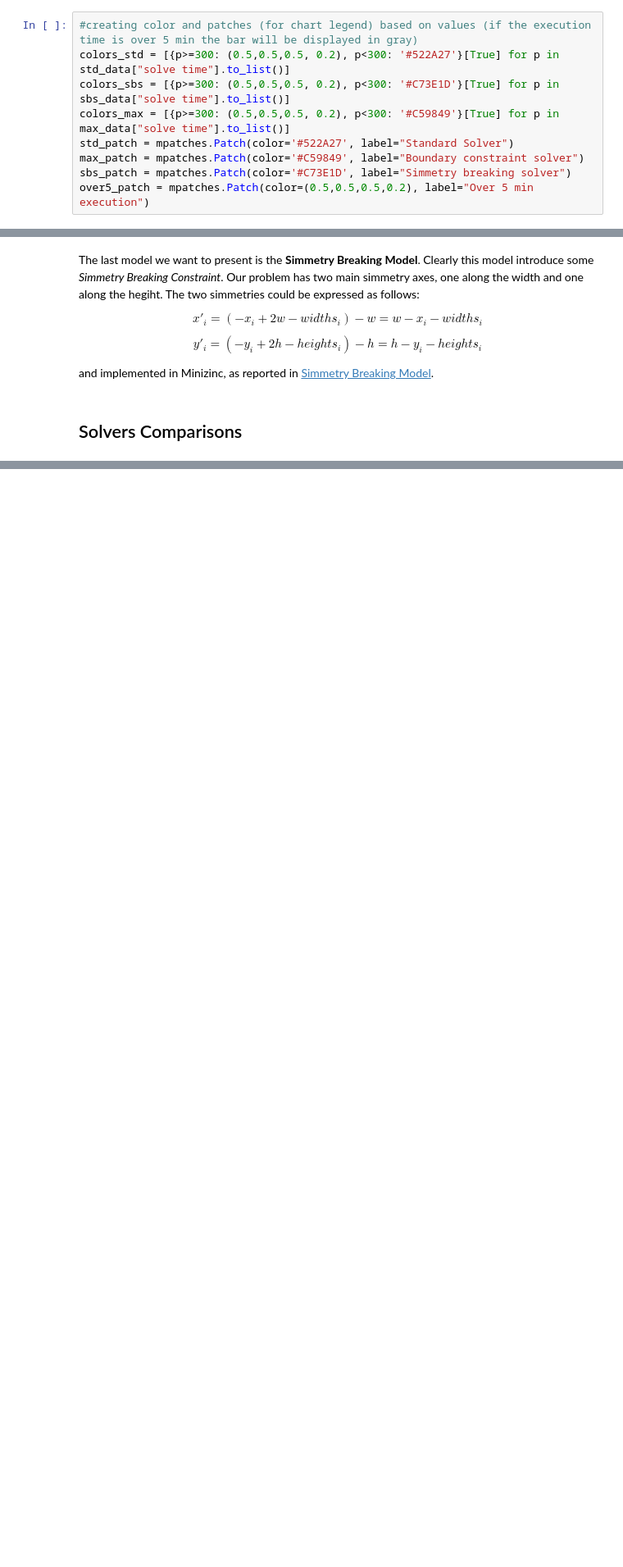
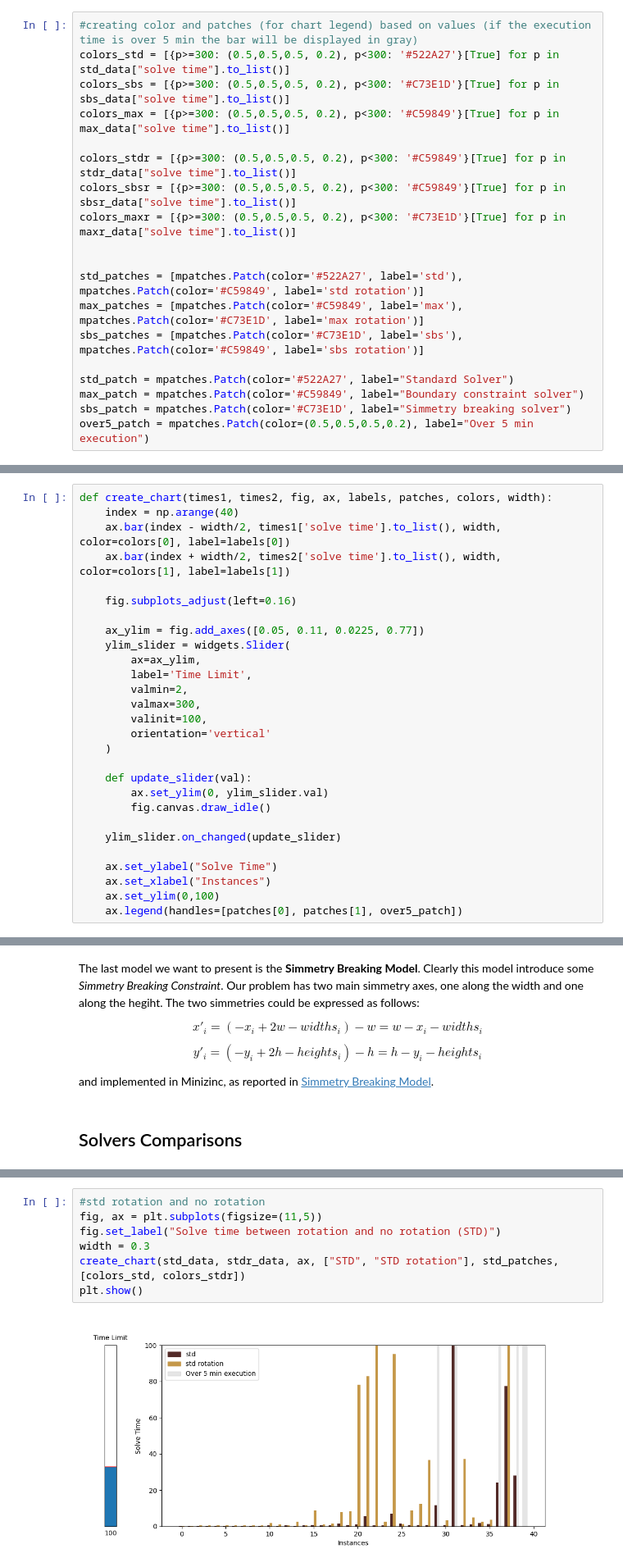
Before and after one commit to rrMat/VLSI-Multi-Paradigm-Solver, a Jupyter notebook: report.ipynb, the cells around one changed output, grey strips where cells are left out. Shown at 82% size. Drawn from its saved outputs; the diff is of its cells as text; blank space fills up the shorter version.

```diff
--- a/report.ipynb
+++ b/report.ipynb
@@ -39,6 +58,16 @@ sbs_data = pd.read_csv(sbs_path)
 colors_std = [{p>=300: (0.5,0.5,0.5, 0.2), p<300: '#522A27'}[True] for p in std_data["solve time"].to_list()]
 colors_sbs = [{p>=300: (0.5,0.5,0.5, 0.2), p<300: '#C73E1D'}[True] for p in sbs_data["solve time"].to_list()]
 colors_max = [{p>=300: (0.5,0.5,0.5, 0.2), p<300: '#C59849'}[True] for p in max_data["solve time"].to_list()]
+
+colors_stdr = [{p>=300: (0.5,0.5,0.5, 0.2), p<300: '#C59849'}[True] for p in stdr_data["solve time"].to_list()]
+colors_sbsr = [{p>=300: (0.5,0.5,0.5, 0.2), p<300: '#C59849'}[True] for p in sbsr_data["solve time"].to_list()]
+colors_maxr = [{p>=300: (0.5,0.5,0.5, 0.2), p<300: '#C73E1D'}[True] for p in maxr_data["solve time"].to_list()]
+
+
+std_patches = [mpatches.Patch(color='#522A27', label='std'), mpatches.Patch(color='#C59849', label='std rotation')]
+max_patches = [mpatches.Patch(color='#C59849', label='max'), mpatches.Patch(color='#C73E1D', label='max rotation')]
+sbs_patches = [mpatches.Patch(color='#C73E1D', label='sbs'), mpatches.Patch(color='#C59849', label='sbs rotation')]
+
 std_patch = mpatches.Patch(color='#522A27', label="Standard Solver")
 max_patch = mpatches.Patch(color='#C59849', label="Boundary constraint solver")
 sbs_patch = mpatches.Patch(color='#C73E1D', label="Simmetry breaking solver")
@@ -46,3 +127,31 @@ over5_patch = mpatches.Patch(color=(0.5,0.5,0.5,0.2), label="Over 5 min executio
+# %%
+def create_chart(times1, times2, fig, ax, labels, patches, colors, width):
+    index = np.arange(40)
+    ax.bar(index - width/2, times1['solve time'].to_list(), width, color=colors[0], label=labels[0])
+    ax.bar(index + width/2, times2['solve time'].to_list(), width, color=colors[1], label=labels[1])
+
+    fig.subplots_adjust(left=0.16)
+
+    ax_ylim = fig.add_axes([0.05, 0.11, 0.0225, 0.77])
+    ylim_slider = widgets.Slider(
+        ax=ax_ylim,
+        label='Time Limit',
+        valmin=2,
+        valmax=300,
+        valinit=100,
+        orientation='vertical'
+    )
+
+    def update_slider(val):
+        ax.set_ylim(0, ylim_slider.val)
+        fig.canvas.draw_idle()
+
+    ylim_slider.on_changed(update_slider)
+
+    ax.set_ylabel("Solve Time")
+    ax.set_xlabel("Instances")
+    ax.set_ylim(0,100)
+    ax.legend(handles=[patches[0], patches[1], over5_patch])
 # %%
 #calculating total and mean execution time for each solver
 total_std_time = sum(std_data['solve time'].to_list())
@@ -228,0 +346,9 @@ plt.show()
+# %%
+#std rotation and no rotation
+fig, ax = plt.subplots(figsize=(11,5))
+fig.set_label("Solve time between rotation and no rotation (STD)")
+width = 0.3
+create_chart(std_data, stdr_data, ax, ["STD", "STD rotation"], std_patches, [colors_std, colors_stdr])
+plt.show()
+# %% [output]
+[figure, added]
```
Also changed, not shown: parts of 18 cells of this notebook, 9 other files.
